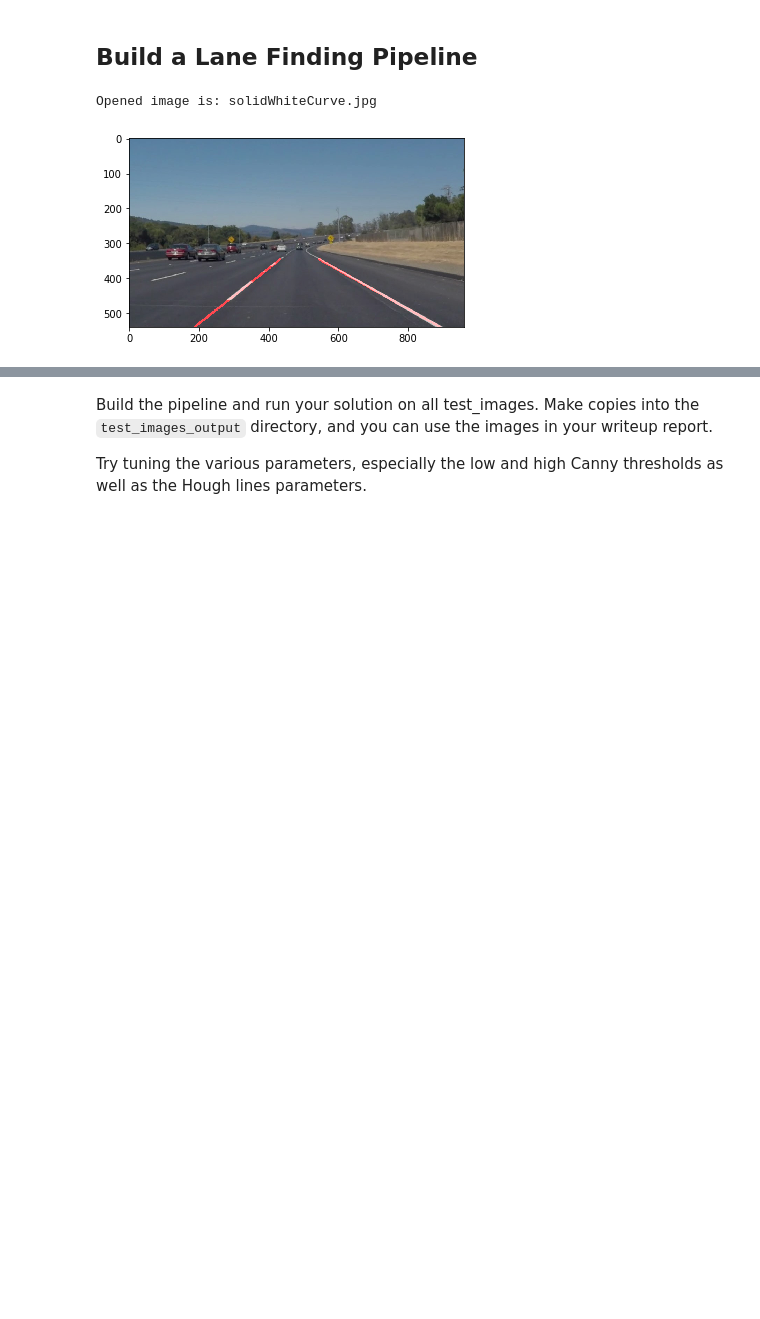
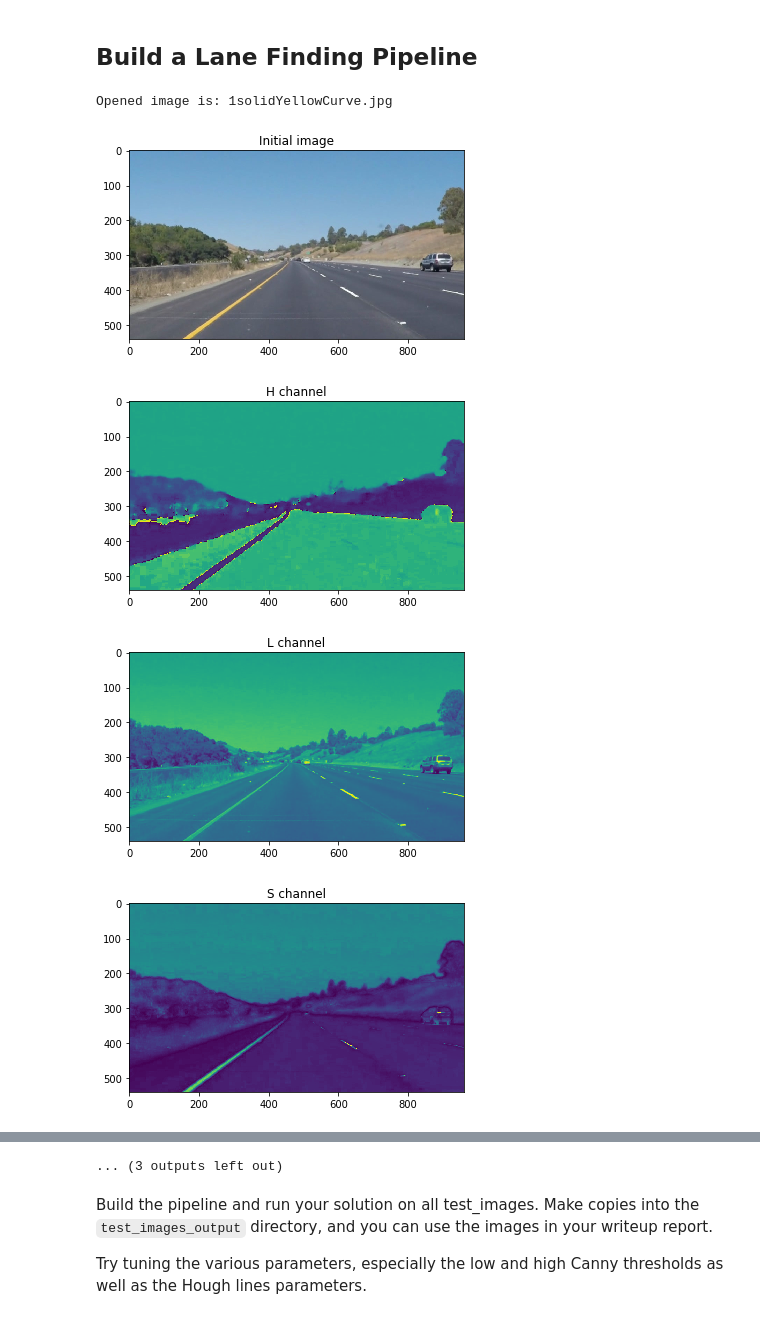
Before and after one commit to grygoryant/CarND-LaneLines-P1, a Jupyter notebook: P1.ipynb, the cells around one changed output, grey strips where cells are left out. Cells and saved outputs as stored; diff of their text form; code cells hidden in the pictures; blank space fills up the shorter version.

```diff
--- a/P1.ipynb
+++ b/P1.ipynb
@@ -263,7 +263,7 @@ class SimpleLaneDetector:
     def detect(self, img):
         img_shape = img.shape
 
-        #show_figure(img, "Initial image", True)
+        show_figure(img, "Initial image", True)
 
         horizon = 3.2*img_shape[0]/5
         roi_top_shift = 50
@@ -272,29 +272,29 @@ class SimpleLaneDetector:
 
         hls_img = cv2.cvtColor(img, cv2.COLOR_RGB2HLS)
         h,l,s = cv2.split(hls_img)
-        #show_figure(h, "H channel")
-        #show_figure(l, "L channel")
-        #show_figure(s, "S channel")
+        show_figure(h, "H channel")
+        show_figure(l, "L channel")
+        show_figure(s, "S channel")
 
         white_areas_range = cv2.inRange(hls_img, np.uint8([0, 200, 0]),
                                                      np.uint8([255, 255, 255]))
-        #show_figure(white_areas_range, "White areas", True)
+        show_figure(white_areas_range, "White areas", True)
 
         yellow_areas_range = cv2.inRange(hls_img, np.uint8([15, 0, 120]),
                                                       np.uint8([40, 255, 255]))
-        #show_figure(yellow_areas_range, "Yellow areas", True)
+        show_figure(yellow_areas_range, "Yellow areas", True)
 
         color_mask = cv2.bitwise_or(white_areas_range, yellow_areas_range)
-        #show_figure(color_mask, "Resulting color mask", True)
+        show_figure(color_mask, "Resulting color mask", True)
 
         masked_img = cv2.bitwise_and(img, img, mask = color_mask)
-        #show_figure(masked_img, "Masked image", True)
+        show_figure(masked_img, "Masked image", True)
 
         blurred_img = gaussian_blur(masked_img, 5)
-        #show_figure(blurred_img, "Blurred image", True)
+        show_figure(blurred_img, "Blurred image", True)
 
         edges_img = canny(blurred_img, 100, 150)
-        #show_figure(edges_img, "Detected edges", True)
+        show_figure(edges_img, "Detected edges", True)
 
         roi_vertices = np.array([[[roi_up_shift,img_shape[0] - roi_bottom_shift],
                                   [img_shape[1]/2 - roi_top_shift,horizon],
@@ -303,45 +303,48 @@ class SimpleLaneDetector:
                                 dtype=np.int32)
 
         roi_img = region_of_interest(edges_img, roi_vertices)
-        #show_figure(roi_img, "ROI", True)
+        show_figure(roi_img, "ROI", True)
 
         lines = hough_lines(roi_img, 1, np.pi/180, 30, 20, 20)
 
         lines_img = np.zeros((img.shape[0], img.shape[1], 3), dtype=np.uint8)
         lines_img = self.draw_lines(lines_img, lines, horizon, color=[255, 0, 0], thickness=5)
-        #show_figure(lines_img, "LOOOL", True)
+        show_figure(lines_img, "LOOOL", True)
 
         overlayed_img = weighted_img(lines_img, img)
         #plt.figure()
         #plt.subplot()
         #plt.imshow(overlayed_img)
         #plt.subplot()
         #plt.plot(middle_point[0], middle_point[1], 'g*')
 
         #x = [roi_vertices[0][0][0], roi_vertices[0][1][0], roi_vertices[0][2][0], roi_vertices[0][3][0]]
         #y = [roi_vertices[0][0][1], roi_vertices[0][1][1], roi_vertices[0][2][1], roi_vertices[0][3][1]]
         #plt.figure()
         #plt.subplot()
         #plt.imshow(img)
         #plt.subplot()
         #plt.plot(x, y, 'b--', lw=4)
-        #show_figure(overlayed_img, "Result", True)
+        show_figure(overlayed_img, "Result", True)
 
         return overlayed_img
 
 detector = SimpleLaneDetector()
 
 path = "test_images/"
 img_list = os.listdir(path)
 
 for img_name in img_list:
     img = mpimg.imread(path + img_name)
     print("Opened image is: " + img_name)
     detected = detector.detect(img)
     plt.figure()
     plt.imshow(detected)
     detector.reset_coefficients()
     break
 # %% [output]
-Opened image is: solidWhiteCurve.jpg
+Opened image is: 1solidYellowCurve.jpg
-[figure, old version]
+[figure, new version]
+[figure, added]
+[figure, added]
+[figure, added]
@@ -348,3 +358,4 @@ Opened image is: solidWhiteCurve.jpg
+... (3 outputs left out)
 # %% [markdown]
 Build the pipeline and run your solution on all test_images. Make copies into the `test_images_output` directory, and you can use the images in your writeup report.
 
```
Also changed, not shown: parts of 2 cells of this notebook, 24 other files.
